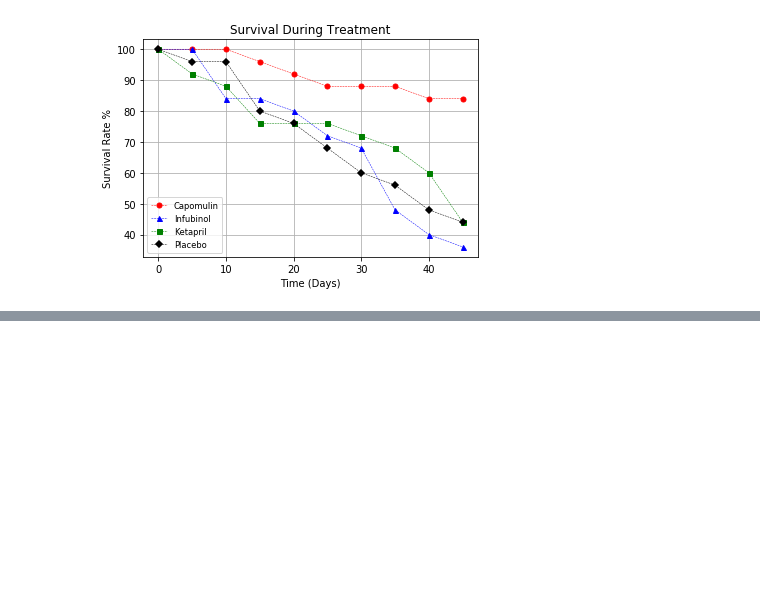
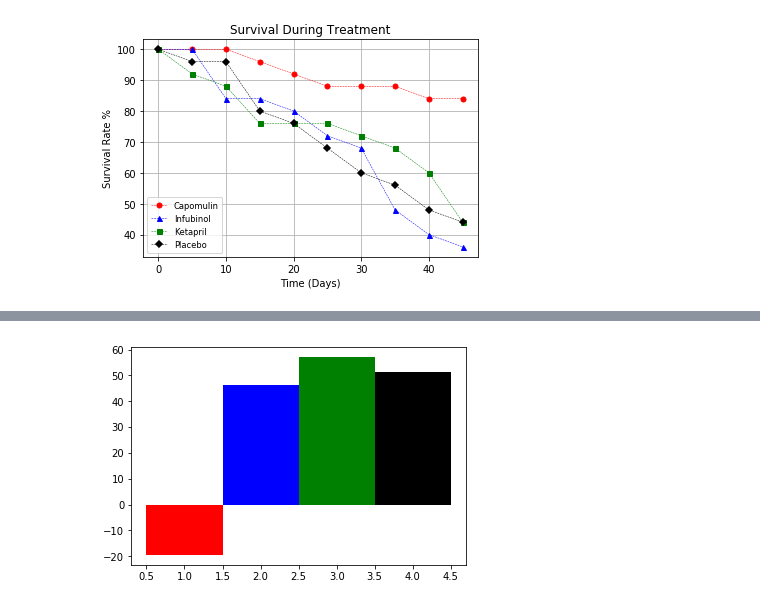
Before and after one commit to jasonzelaya/Pymaceuticals, a Jupyter notebook: pymaceuticals.ipynb, the cells around one changed output, grey strips where cells are left out. Saved outputs shown, nothing was run; the diff lists cells and outputs as text; code cells hidden in the pictures; blank space fills up the shorter version.

Commit message:
Calculate the percent change for each drug and start the bar graph
The percent change is what the bar graph is comparing.

```diff
--- a/pymaceuticals.ipynb
+++ b/pymaceuticals.ipynb
@@ -286,0 +283,8 @@ plt.show()
+# %%
+# Percent change for each drug
+tumor_mean_change = (tumor_mean_pivot.iloc[-1] - tumor_mean_pivot.iloc[0]) / tumor_mean_pivot.iloc[0] * 100
+tumor_sem_change = (tumor_sem_pivot.iloc[-1] - tumor_sem_pivot.iloc[0]) / tumor_sem_pivot.iloc[0] * 100
+
+# View changes
+display(tumor_mean_change)
+tumor_sem_change
@@ -286,0 +316,15 @@ plt.show()
+# %%
+# Create figure and one subplot
+fig, ax = plt.subplots()
+
+# Values to plot
+y_pct_changes = [tumor_mean_change["Capomulin"], tumor_mean_change["Infubinol"],
+               tumor_mean_change["Ketapril"], tumor_mean_change["Placebo"]]
+
+# Draw bar graph
+ax.bar([1, 2, 3, 4], y_pct_changes, width=1, color=["red", "blue", "green", "black"])
+
+# Display bar graph
+plt.show()
+# %% [output]
+[figure, added]
```
Also changed, not shown: parts of 12 cells of this notebook.
